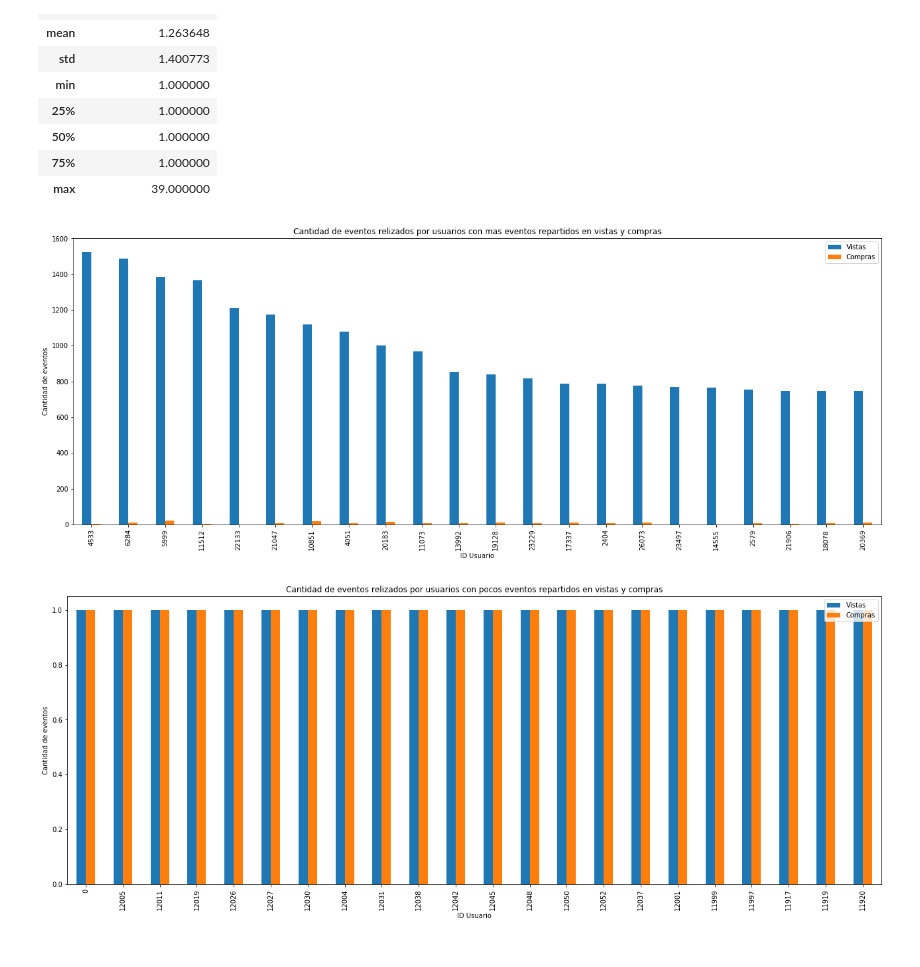
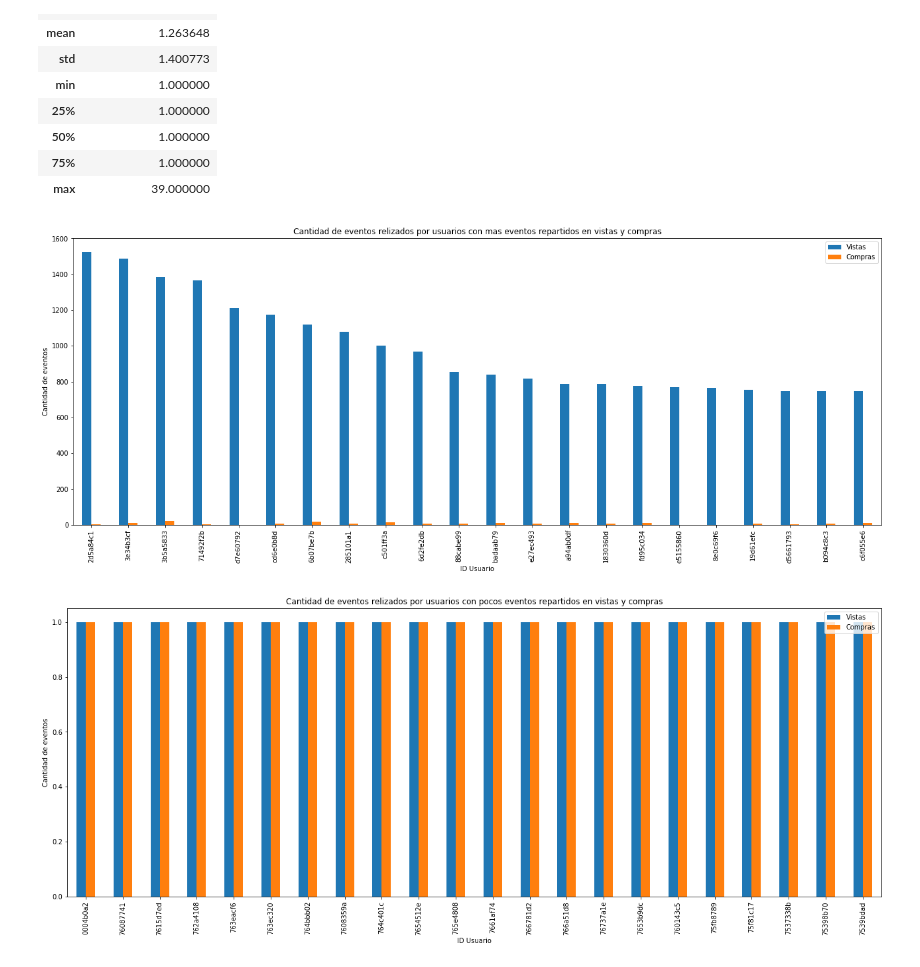
Before and after one commit to Memphis14F/datosTp1, a Jupyter notebook: WebAnalyticsEvents.ipynb, the cells around one changed output. Cells and saved outputs as stored; diff of their text form; code cells hidden in the pictures.

```diff
--- a/WebAnalyticsEvents.ipynb
+++ b/WebAnalyticsEvents.ipynb
@@ -826,19 +826,19 @@ eventos_compras_productos.describe()
 usuario_eventos_productos_max = eventos_vistas_productos.merge(eventos_compras_productos, how='inner', on='person')
 usuario_eventos_productos_max.sort_values(by='cant_eventos_vistas', ascending=False, inplace=True)
 ax = plt.gca()
-usuario_eventos_productos_max.head(22).plot(kind='bar', figsize=(22,8), ax=ax, title='Cantidad de eventos relizados por usuarios con mas eventos repartidos en vistas y compras');
+usuario_eventos_productos_max.head(22).plot(x='person', kind='bar', figsize=(22,8), ax=ax, title='Cantidad de eventos relizados por usuarios con mas eventos repartidos en vistas y compras');
 ax.set_xlabel('ID Usuario')
 ax.set_ylabel('Cantidad de eventos')
 ax.legend(['Vistas', 'Compras']);
 # %% [output]
-[figure, old version]
+[figure, new version]
 # %%
 usuario_eventos_productos_min = eventos_vistas_productos.merge(eventos_compras_productos, how='inner', on='person')
 usuario_eventos_productos_min.sort_values(by='cant_eventos_vistas', ascending=True, inplace=True)
 ax = plt.gca()
-usuario_eventos_productos_min.head(22).plot(kind='bar', figsize=(22,8), ax=ax, title='Cantidad de eventos relizados por usuarios con pocos eventos repartidos en vistas y compras');
+usuario_eventos_productos_min.head(22).plot(x='person', kind='bar', figsize=(22,8), ax=ax, title='Cantidad de eventos relizados por usuarios con pocos eventos repartidos en vistas y compras');
 ax.set_xlabel('ID Usuario');
 ax.set_ylabel('Cantidad de eventos')
 ax.legend(['Vistas', 'Compras']);
 # %% [output]
-[figure, old version]
+[figure, new version]
```
Also changed, not shown: parts of 2 cells of this notebook.
